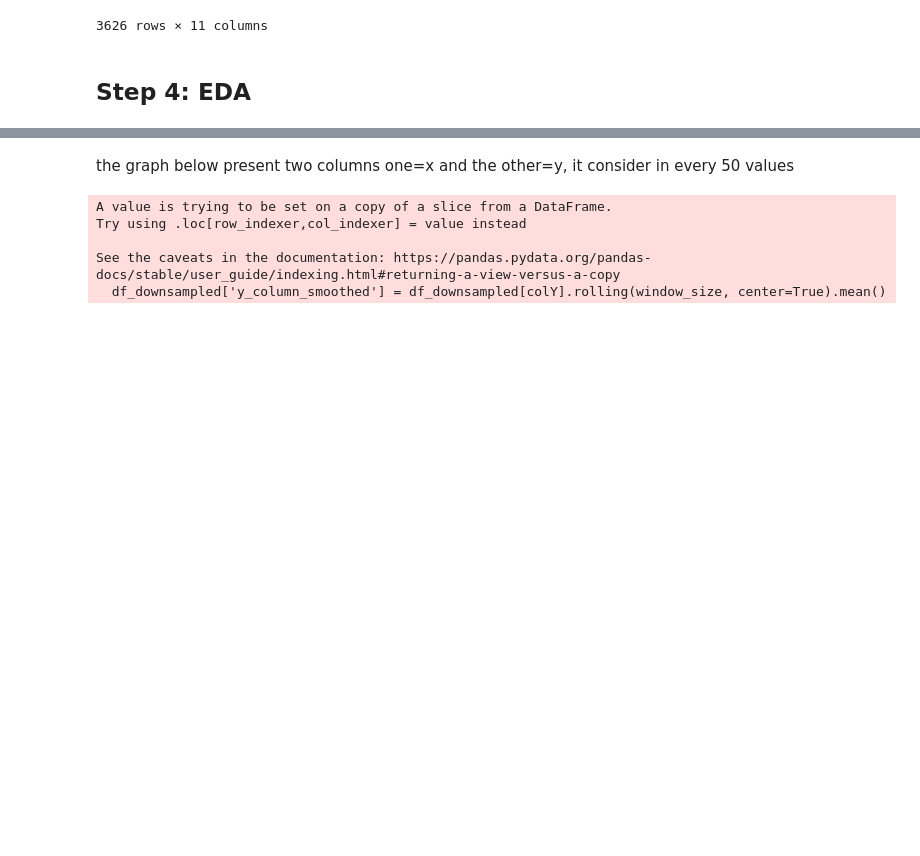
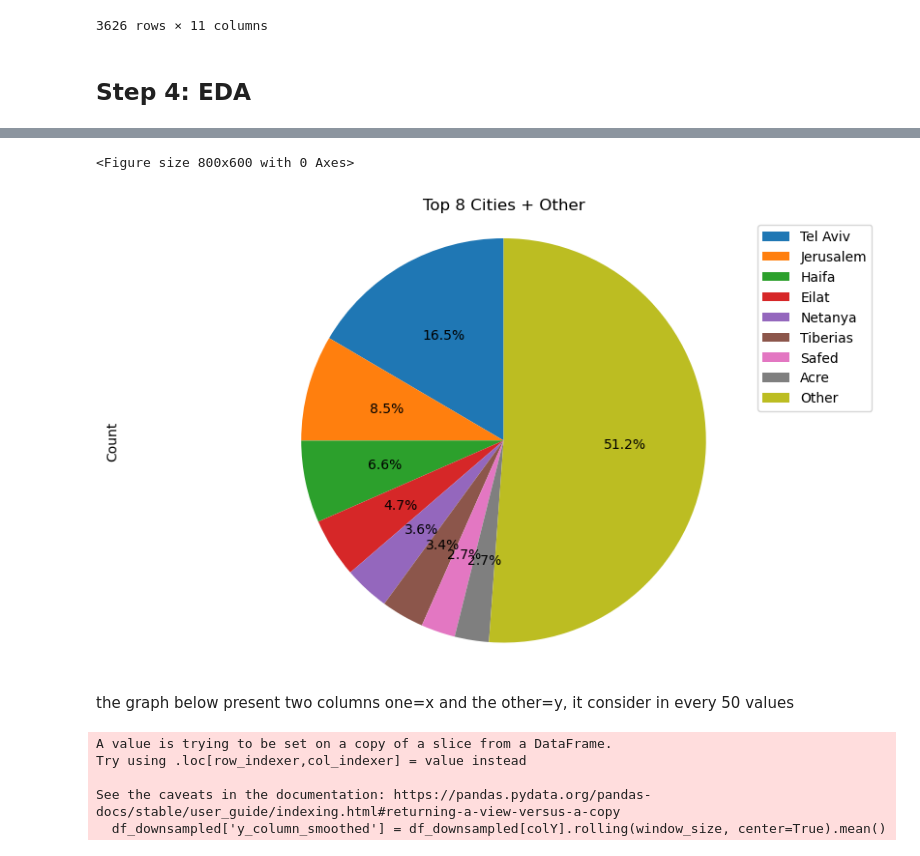
Before and after one commit to yarin-cohen02/dataScienceProject, a Jupyter notebook: project.ipynb, the cells around one changed output, grey strips where cells are left out. Drawn from its saved outputs; the diff is of its cells as text; code cells hidden in the pictures; blank space fills up the shorter version.

```diff
--- a/project.ipynb
+++ b/project.ipynb
@@ -879,3 +907,32 @@ df = pd.read_csv("Data/10-allTheData.csv")
+# %%
+
+
+def plot_city_counts(df, num_cities=10):
+    city_counts = df["City"].value_counts()
+    top_cities = city_counts.head(num_cities)
+    other_cities_count = city_counts[num_cities:].sum()
+
+    # Create a new DataFrame for the top cities and "Other"
+    top_cities_df = pd.DataFrame(top_cities).reset_index()
+    top_cities_df.columns = ["City", "Count"]
+
+    # Add "Other" row to the DataFrame
+    other_row = pd.DataFrame({"City": ["Other"], "Count": [other_cities_count]})
+    top_cities_df = pd.concat([top_cities_df, other_row])
+
+    plt.figure(figsize=(8, 6))  # Adjust the figure size as per your preference
+
+    pie = top_cities_df.plot(kind="pie", y="Count", labels=None, autopct="%1.1f%%", startangle=90)
+    pie.legend(labels=top_cities_df["City"], loc="upper right")
+    plt.axis("equal")
+    plt.title(f"Top {num_cities} Cities + Other")
+    plt.show()
+# %%
+# Assuming you have a DataFrame called df with a column "City"
+plot_city_counts(df, num_cities=8)
+# %% [output]
+<Figure size 800x600 with 0 Axes>
+[figure, added]
 # %% [markdown]
 the graph below present two columns one=x and the other=y, it consider in every 50 values
 # %%
```
Also changed, not shown: parts of 4 cells of this notebook, 1 other file.
